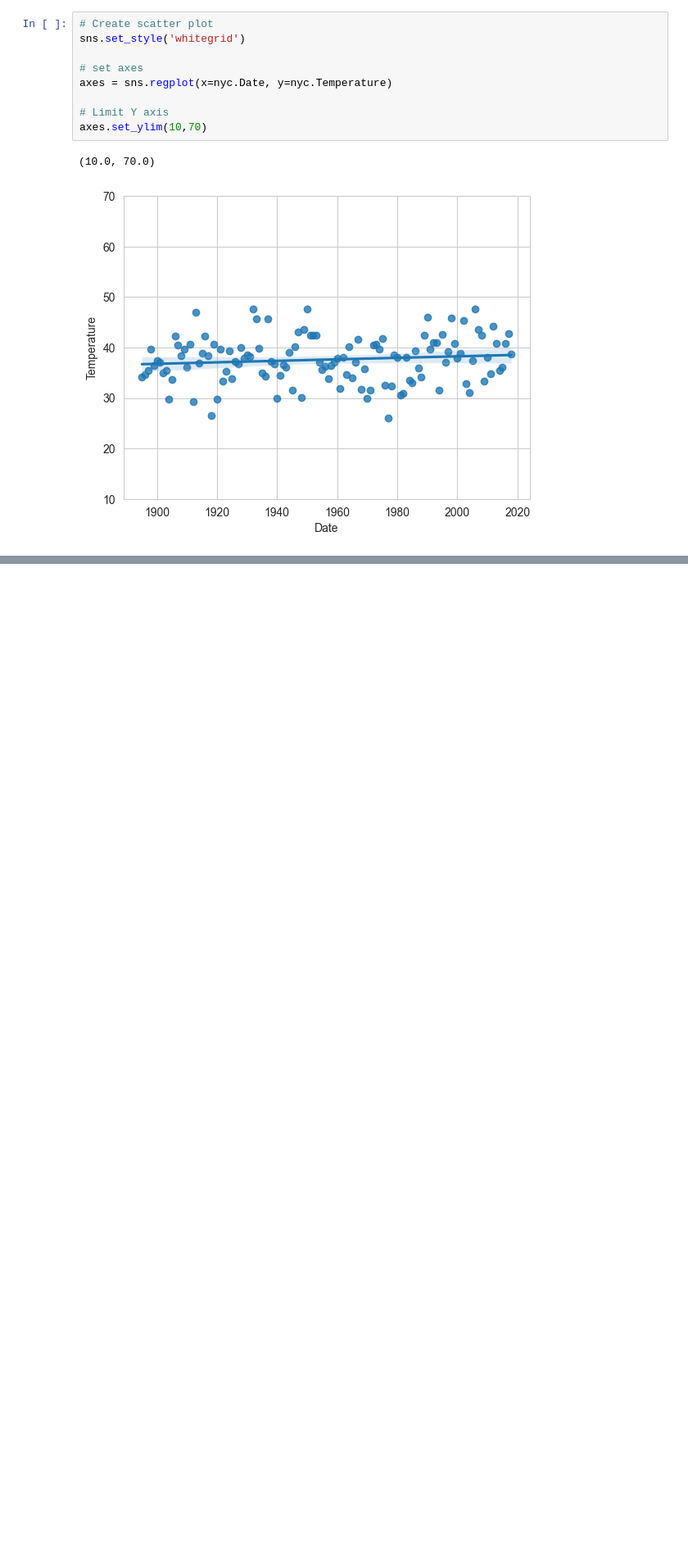
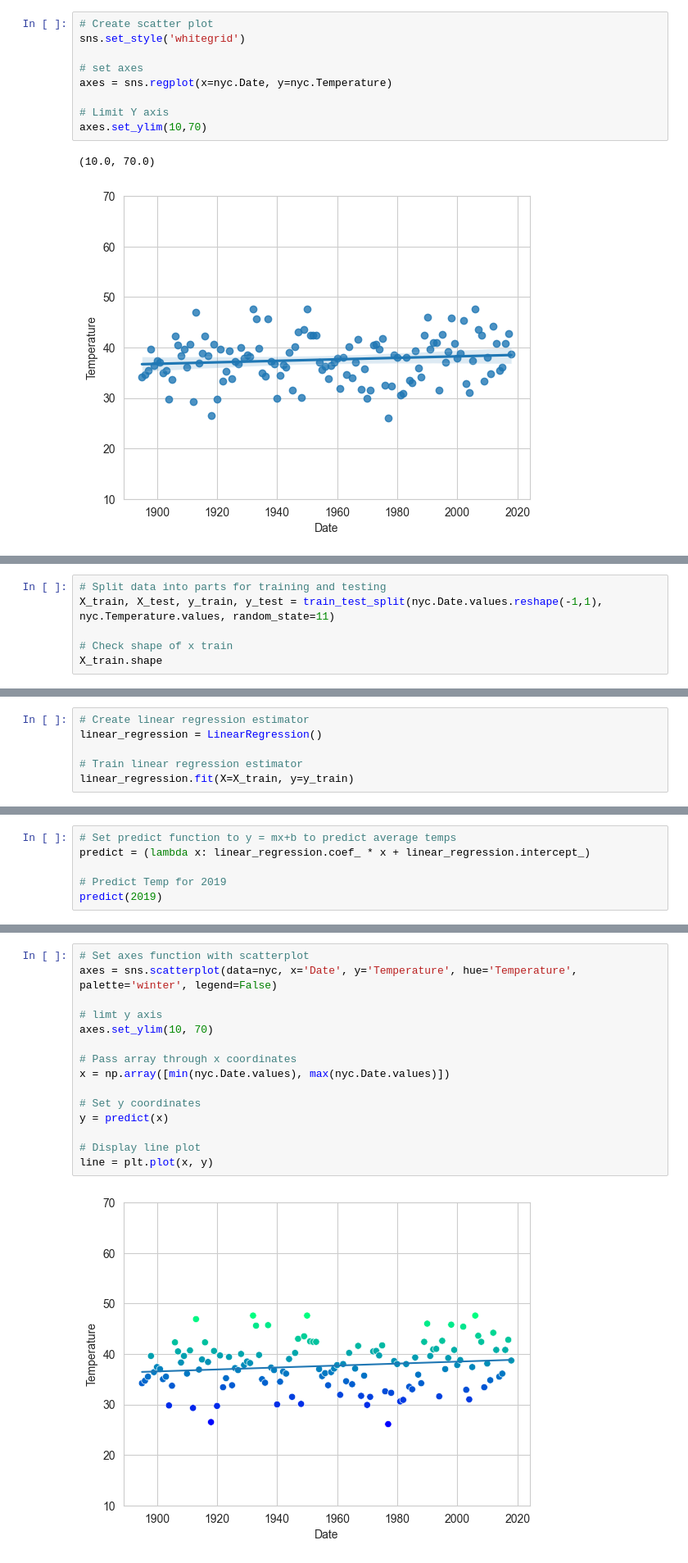
Before and after one commit to ClaytonSeabaughGH/datafun-07-ml, a Jupyter notebook: Seabaugh_ml.ipynb, the cells around one changed output, grey strips where cells are left out. Shown at 82% size. Drawn from its saved outputs; the diff is of its cells as text; blank space fills up the shorter version.

Commit message:
Added Part 3 and Part 4

```diff
--- a/Seabaugh_ml.ipynb
+++ b/Seabaugh_ml.ipynb
@@ -149,0 +159,6 @@ axes.set_ylim(10,70)
+# %%
+# Split data into parts for training and testing
+X_train, X_test, y_train, y_test = train_test_split(nyc.Date.values.reshape(-1,1), nyc.Temperature.values, random_state=11)
+
+# Check shape of x train
+X_train.shape
@@ -149,0 +172,6 @@ axes.set_ylim(10,70)
+# %%
+# Create linear regression estimator
+linear_regression = LinearRegression()
+
+# Train linear regression estimator
+linear_regression.fit(X=X_train, y=y_train)
@@ -149,0 +212,6 @@ axes.set_ylim(10,70)
+# %%
+# Set predict function to y = mx+b to predict average temps
+predict = (lambda x: linear_regression.coef_ * x + linear_regression.intercept_)
+
+# Predict Temp for 2019
+predict(2019)
@@ -149,0 +235,17 @@ axes.set_ylim(10,70)
+# %%
+# Set axes function with scatterplot
+axes = sns.scatterplot(data=nyc, x='Date', y='Temperature', hue='Temperature', palette='winter', legend=False)
+
+# limt y axis
+axes.set_ylim(10, 70)
+
+# Pass array through x coordinates
+x = np.array([min(nyc.Date.values), max(nyc.Date.values)])
+
+# Set y coordinates
+y = predict(x)
+
+# Display line plot
+line = plt.plot(x, y)
+# %% [output]
+[figure, added]
```
Also changed, not shown: parts of 19 cells of this notebook.
